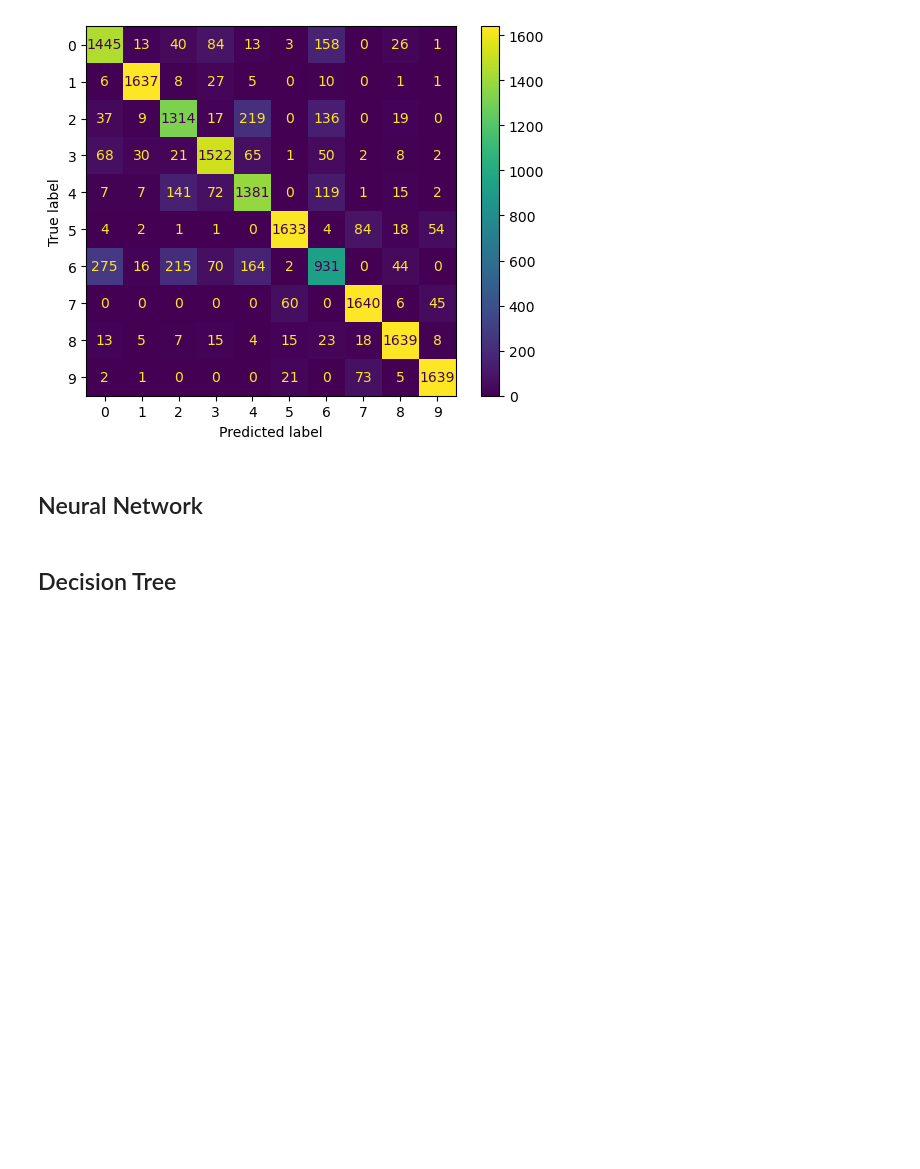
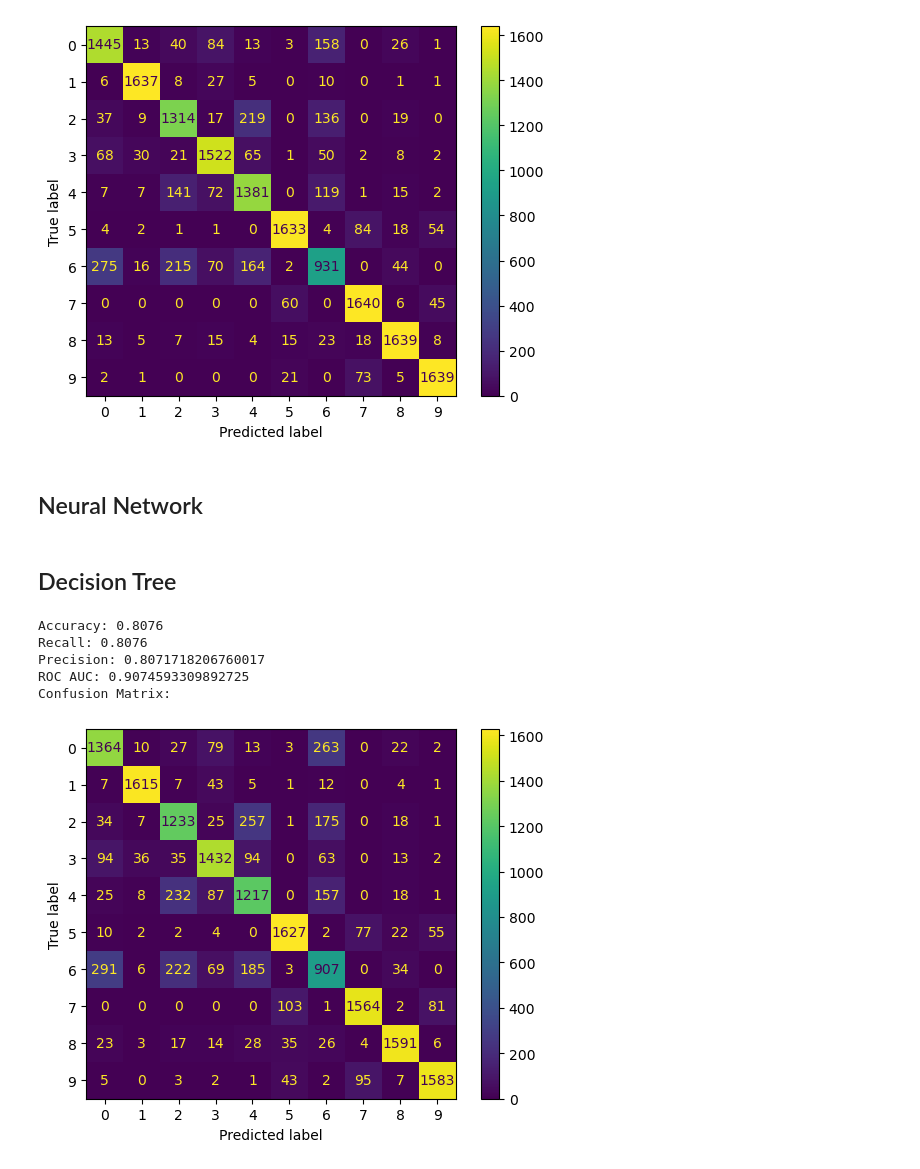
Before and after one commit to Funbam/RottenTomatoes, a Jupyter notebook: rottentomato.ipynb, the cells around one changed output. Drawn from its saved outputs; the diff is of its cells as text; code cells hidden in the pictures; blank space fills up the shorter version.

Commit message:
DT classifier

```diff
--- a/rottentomato.ipynb
+++ b/rottentomato.ipynb
@@ -88,3 +90,24 @@ ROC AUC: 0.9811841638738235
 ## Decision Tree
 # %%
 #Josh
+
+clf = DecisionTreeClassifier(criterion='gini', min_samples_leaf=3, random_state=seed, max_depth = 20)
+clf.fit(X_tr, y_tr)
+y_pred = clf.predict(X_te)
+
+print("Accuracy: " + str(accuracy_score(y_te, y_pred)))
+print("Recall: " + str(recall_score(y_te, y_pred, average="weighted")))
+print("Precision: " + str(precision_score(y_te, y_pred, average="weighted")))
+probs = clf.predict_proba(X_te)
+print("ROC AUC: " +str(roc_auc_score(y_te, probs, multi_class="ovo")))
+print("Confusion Matrix: ")
+cm = confusion_matrix(y_te, y_pred)
+disp = ConfusionMatrixDisplay(confusion_matrix = cm)
+disp.plot();
+# %% [output]
+Accuracy: 0.8076
+Recall: 0.8076
+Precision: 0.8071718206760017
+ROC AUC: 0.9074593309892725
+Confusion Matrix:
+[figure, added]
```
Also changed, not shown: parts of 2 cells of this notebook, 3 other files.
